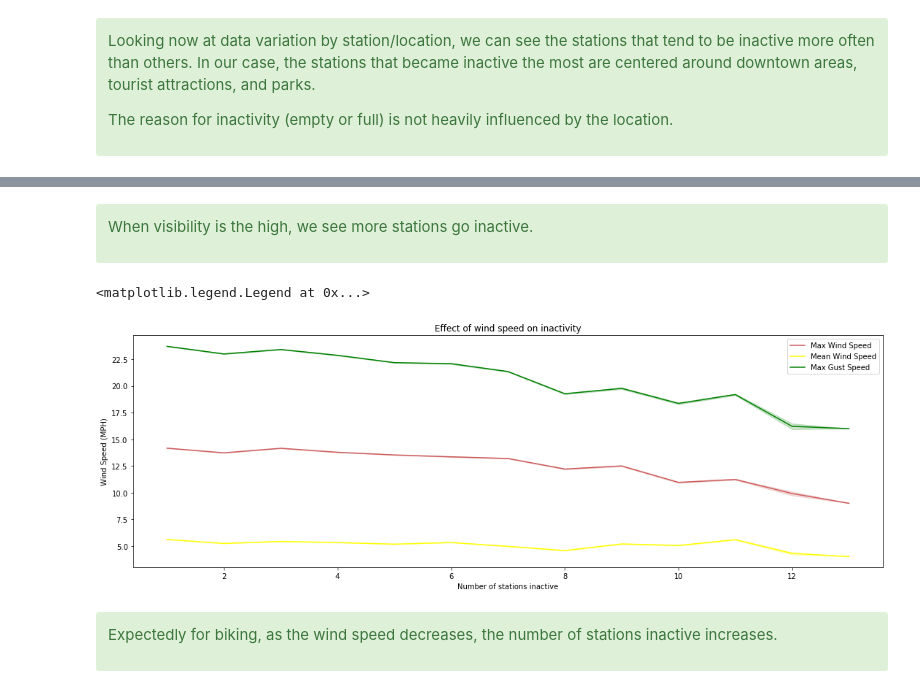
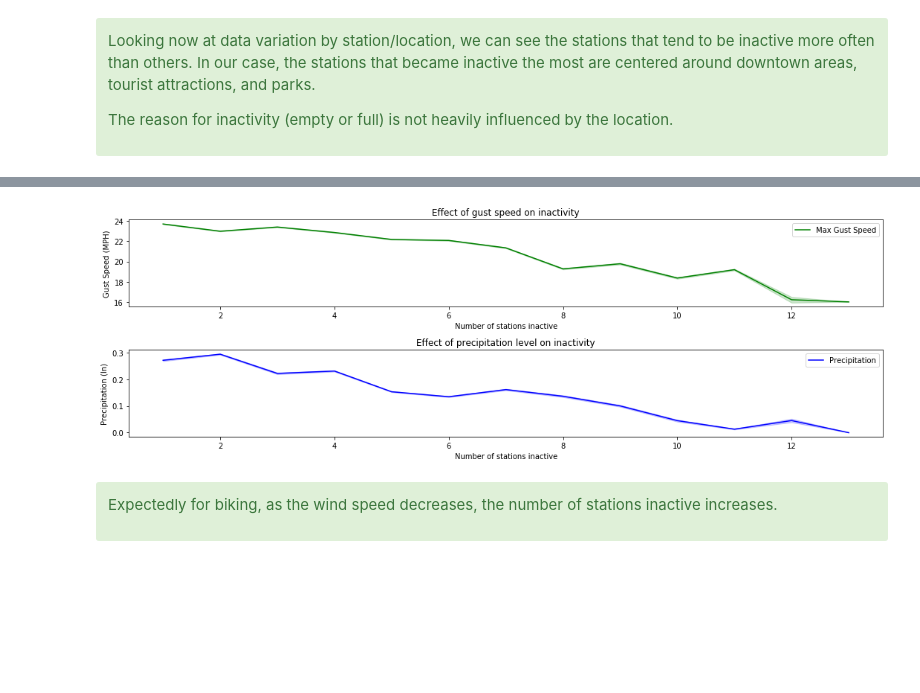
Before and after one commit to jillrosow/Austin-BCycle, a Jupyter notebook: SB-Capstone 2.ipynb, the cells around one changed output, grey strips where cells are left out. Drawn from its saved outputs; the diff is of its cells as text; code cells hidden in the pictures; blank space fills up the shorter version.

```diff
--- a/SB-Capstone 2.ipynb
+++ b/SB-Capstone 2.ipynb
@@ -111,7 +134,8 @@ def resamp(df, freq):
 # %%
 # grab columns for graphing
 station_inactivity = inactive.filter(['empty','full','active_status'], axis=1)
-#station_activity = bikes_stations[['empty', 'full', 'active_status', 'name']]
+bikes_stations.reset_index(inplace=True)
+station_activity = bikes_stations[['empty', 'full', 'active_status', 'name']]
 
 daily_inactive = resamp(station_inactivity, 'D')
 daily_inactive = daily_inactive.reset_index(level=[0, 1]) # undo multi index for ease
@@ -223,6 +266,6 @@ weather_clean.reset_index()
 # %%
 # go back to original data frame and rename date to merge with weather
-data = bikes_stations.reset_index(level=[0,1,2])
+data = bikes_stations.reset_index()
 data.rename(columns={'datetime': 'date'}, inplace=True)
 data.set_index('date', inplace=True)
 
@@ -282,4 +282,0 @@ plt.legend()
-# %% [markdown]
-<div class="alert alert-success">
-  <p>When visibility is the high, we see more stations go inactive.</p>
-</div>
@@ -286,20 +289,27 @@ plt.legend()
 # %%
-# wind plots
-windData = all_data[[' Max Wind SpeedMPH', ' Mean Wind SpeedMPH', ' Max Gust SpeedMPH']]
-winds = dummy.merge(windData, left_on='datetime', right_on='date')
+# wind and precipitation plots
+_ = plt.subplots(figsize=(15, 5))
+_ = plt.tight_layout()
 
-fig, ax = plt.subplots(figsize=(15, 5))
-plt.tight_layout()
-_ = sns.lineplot(winds.active_status, winds[' Max Wind SpeedMPH'], color="indianred", label="Max Wind Speed")
-_ = sns.lineplot(winds.active_status, winds[' Mean Wind SpeedMPH'], color="yellow", label="Mean Wind Speed")
+
+
+_ = plt.subplot(2, 1, 1)
 _ = sns.lineplot(winds.active_status, winds[' Max Gust SpeedMPH'], color="green", label="Max Gust Speed")
 _ = plt.xlabel("Number of stations inactive")
-_ = plt.ylabel("Wind Speed (MPH)")
-_ = plt.title("Effect of wind speed on inactivity")
-plt.legend()
+_ = plt.ylabel("Gust Speed (MPH)")
+_ = plt.title("Effect of gust speed on inactivity")
+_ = plt.legend()
+
+_ = plt.subplot(2, 1, 2)
+_ = sns.lineplot(precips.active_status, precips['PrecipitationIn'], color="blue", label="Precipitation")
+_ = plt.xlabel("Number of stations inactive")
+_ = plt.ylabel("Precipitation (In)")
+_ = plt.title("Effect of precipitation level on inactivity")
+_ = plt.legend()
+
+_ = plt.tight_layout()
 # %% [output]
-<matplotlib.legend.Legend at 0x...>
-[figure, old version]
+[figure, new version]
 # %% [markdown]
 <div class="alert alert-success">
   <p>Expectedly for biking, as the wind speed decreases, the number of stations inactive increases.</p>
```
Also changed, not shown: parts of 63 cells of this notebook.
